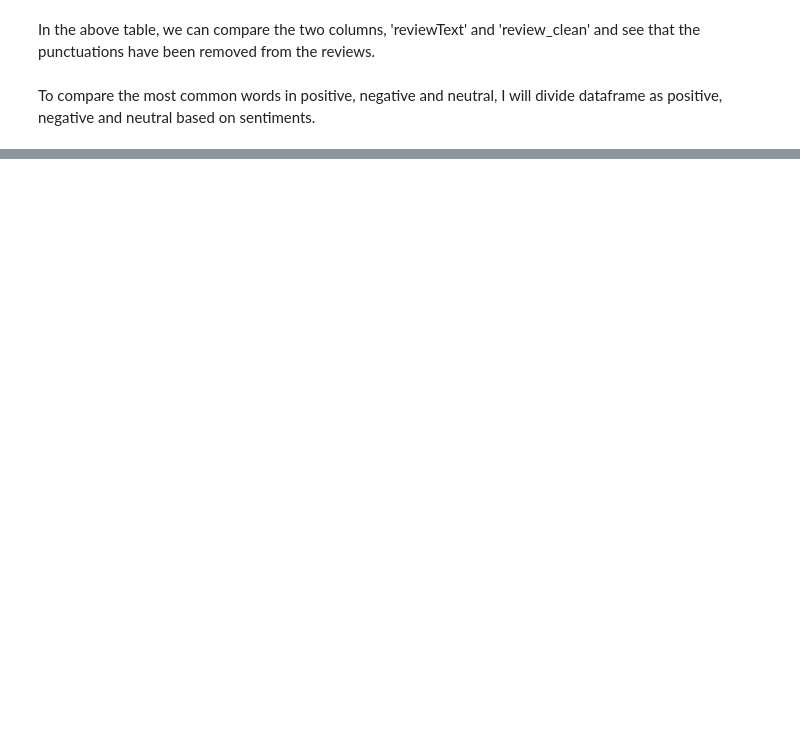
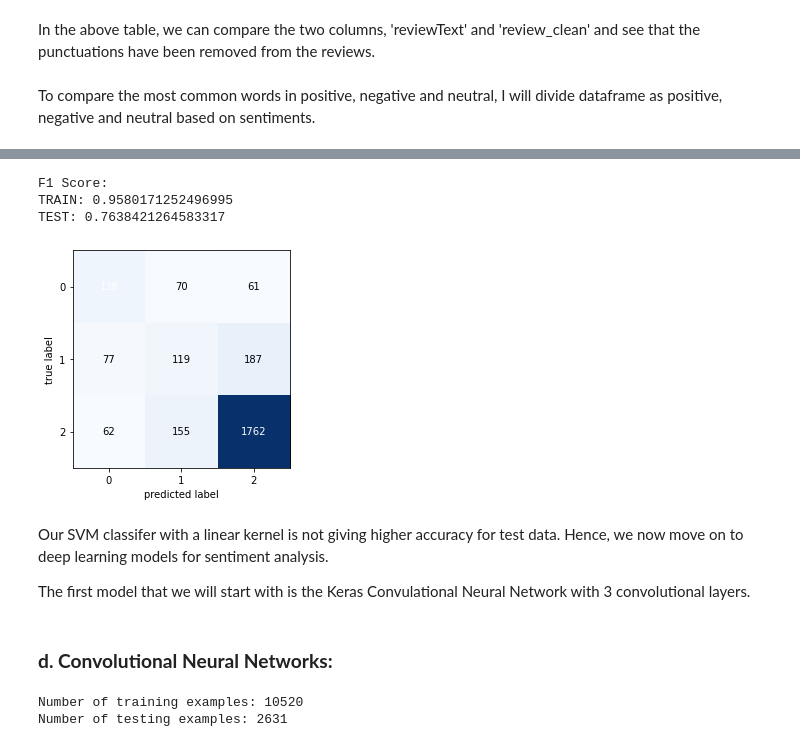
Before and after one commit to AnushkaGupta18/Sentimindle, a Jupyter notebook: Sentimindle.ipynb, the cells around one changed output, grey strips where cells are left out. Saved outputs shown, nothing was run; the diff lists cells and outputs as text; code cells hidden in the pictures; blank space fills up the shorter version.

```diff
--- a/Sentimindle.ipynb
+++ b/Sentimindle.ipynb
@@ -228,0 +360,48 @@ plt.tight_layout()
+# %%
+from sklearn.metrics import f1_score
+from sklearn.svm import LinearSVC
+
+def svm(df):
+    # This function splits data to train and test, then vectorizes reviews and calculates results from SVM.
+
+    # split train-test
+    X_train, X_test, y_train, y_test = train_test_split(df['review_clean'], df['sentiment'], test_size=0.2, random_state=42)
+
+    # define vectorizer and fit to data
+    word_vectorizer = TfidfVectorizer(sublinear_tf=True, strip_accents='unicode', analyzer='word', token_pattern=r'\w{1,}', stop_words='english', ngram_range=(1, 1), max_features=10000)
+    word_vectorizer.fit(df['review_clean'])
+
+    # train-test vectorized features
+    train_word_features = word_vectorizer.transform(X_train)
+    test_word_features = word_vectorizer.transform(X_test)
+
+    # choosing and fitting classifier
+    classifier = LinearSVC(class_weight="balanced", C=0.5)
+    classifier.fit(train_word_features, y_train)
+
+    # calculating results
+    y_pred_train = classifier.predict(train_word_features)
+    y_pred = classifier.predict(test_word_features)
+
+    # calculate F1 score
+    print("F1 Score:")
+    print(f"TRAIN: {f1_score(y_train, y_pred_train, average='weighted')}")
+    print(f"TEST: {f1_score(y_test, y_pred, average='weighted')}")
+
+    # plot confusion matrix
+    cm = confusion_matrix(y_test, y_pred)
+    plot_confusion_matrix(cm)
+    plt.show()
+# %%
+svm(df_sampled)
+# %% [output]
+F1 Score:
+TRAIN: 0.9580171252496995
+TEST: 0.7638421264583317
+[figure, added]
+# %% [markdown]
+Our SVM classifer with a linear kernel is not giving higher accuracy for test data. Hence, we now move on to deep learning models for sentiment analysis.
+
+The first model that we will start with is the Keras Convulational Neural Network with 3 convolutional layers.
+# %% [markdown]
+### **d. Convolutional Neural Networks:**
@@ -228,0 +419,6 @@ plt.tight_layout()
+# %%
+print(f'Number of training examples: {len(train_data)}')
+print(f'Number of testing examples: {len(test_data)}')
+# %% [output]
+Number of training examples: 10520
+Number of testing examples: 2631
```
Also changed, not shown: parts of 40 cells of this notebook.
